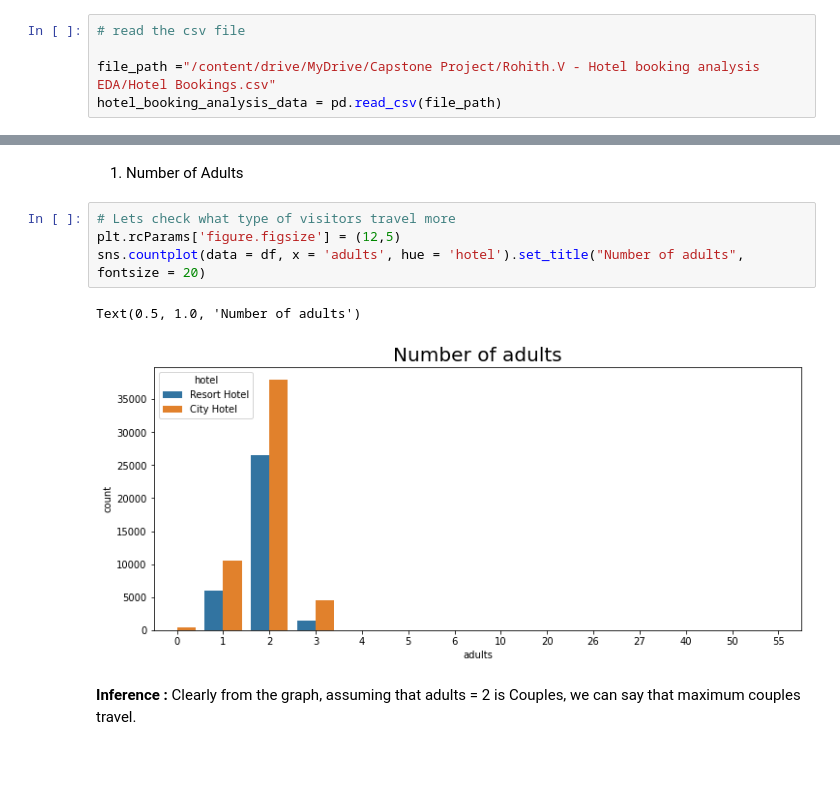
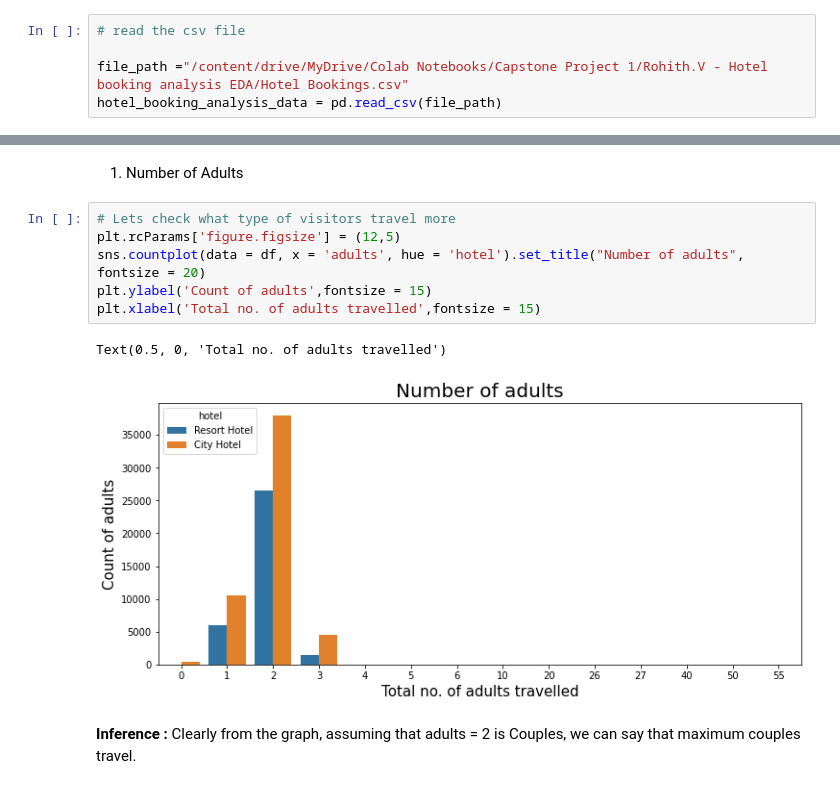
Before and after one commit to rohithv-21/Hotel-booking-analysis, a Jupyter notebook: Hotel_booking_analysis_(Team).ipynb, the cells around one changed output, grey strips where cells are left out. Saved outputs shown, nothing was run; the diff lists cells and outputs as text; blank space fills up the shorter version.

```diff
--- a/Hotel_booking_analysis_(Team).ipynb
+++ b/Hotel_booking_analysis_(Team).ipynb
@@ -24,6 +26,6 @@ Mounted at /content/drive
 # %%
 # read the csv file
 
-file_path ="/content/drive/MyDrive/Capstone Project/Rohith.V - Hotel booking analysis EDA/Hotel Bookings.csv"
+file_path ="/content/drive/MyDrive/Colab Notebooks/Capstone Project 1/Rohith.V - Hotel booking analysis EDA/Hotel Bookings.csv"
 hotel_booking_analysis_data = pd.read_csv(file_path)
 # %%
@@ -568,10 +654,12 @@ From the above chart, let me explain how. We have each hotel with respective foo
 # %%
 # Lets check what type of visitors travel more
 plt.rcParams['figure.figsize'] = (12,5)
 sns.countplot(data = df, x = 'adults', hue = 'hotel').set_title("Number of adults", fontsize = 20)
+plt.ylabel('Count of adults',fontsize = 15)
+plt.xlabel('Total no. of adults travelled',fontsize = 15)
 # %% [output]
-Text(0.5, 1.0, 'Number of adults')
+Text(0.5, 0, 'Total no. of adults travelled')
-[figure, old version]
+[figure, new version]
 # %% [markdown]
 **Inference :** Clearly from the graph, assuming that adults = 2 is Couples, we can say that maximum couples travel.
 # %% [markdown]
```
Also changed, not shown: parts of 42 cells of this notebook.
